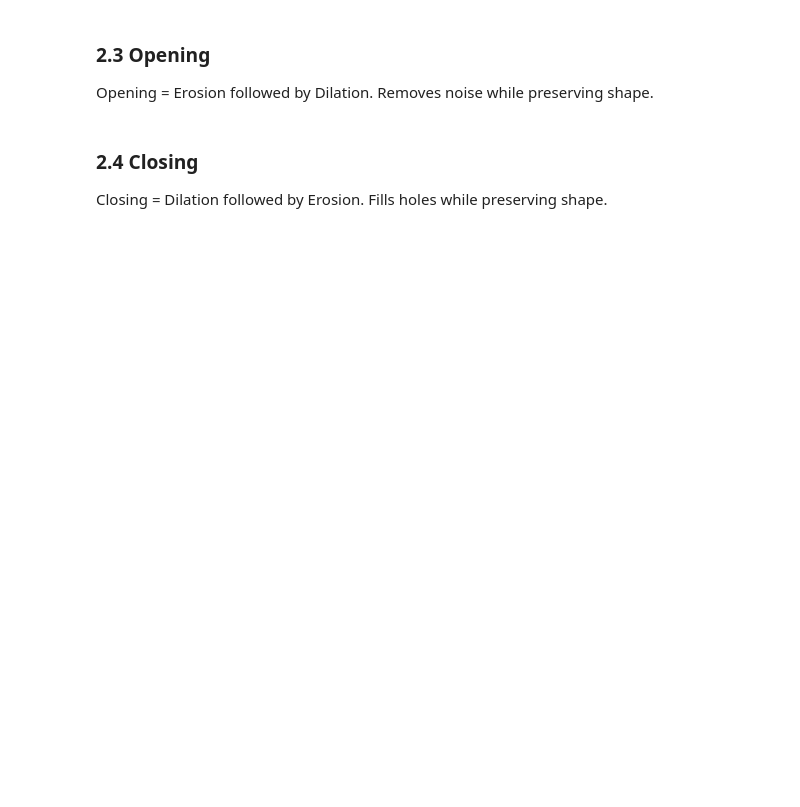
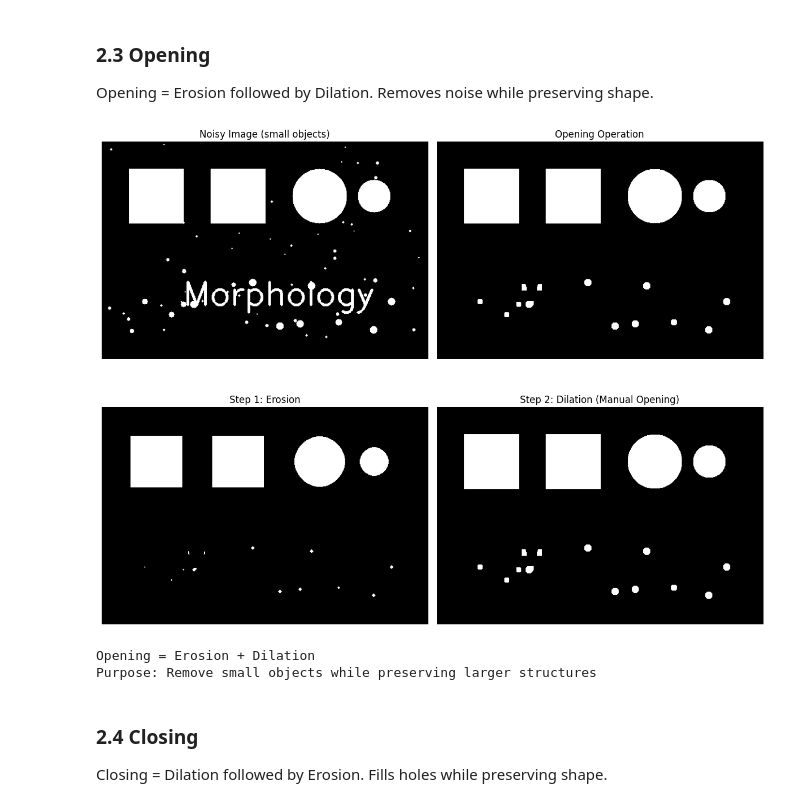
Before and after one commit to vuhung16au/ACU, a Jupyter notebook: DataScience/OpenCV/notebooks/04_morphological_ops.ipynb, the cells around one changed output. Saved outputs shown, nothing was run; the diff lists cells and outputs as text; code cells hidden in the pictures; blank space fills up the shorter version.

```diff
--- a/DataScience/OpenCV/notebooks/04_morphological_ops.ipynb
+++ b/DataScience/OpenCV/notebooks/04_morphological_ops.ipynb
@@ -186,36 +196,40 @@ for i in range(50):
     cv2.circle(noisy_for_opening, (x, y), np.random.randint(1, 4), 255, -1)
 
 # Apply opening
-opened = basic_morphology.opening(noisy_for_opening, kernel)
+opened = basic_morphology.open(noisy_for_opening, kernel)
 
 # Manual opening (erosion + dilation) for comparison
-manual_eroded = basic_morphology.erosion(noisy_for_opening, kernel)
-manual_opened = basic_morphology.dilation(manual_eroded, kernel)
+manual_eroded = basic_morphology.erode(noisy_for_opening, kernel)
+manual_opened = basic_morphology.dilate(manual_eroded, kernel)
 
 # Display results
 fig, axes = plt.subplots(2, 2, figsize=(12, 10))
 
 axes[0, 0].imshow(noisy_for_opening, cmap='gray')
 axes[0, 0].set_title('Noisy Image (small objects)')
 axes[0, 0].axis('off')
 
 axes[0, 1].imshow(opened, cmap='gray')
 axes[0, 1].set_title('Opening Operation')
 axes[0, 1].axis('off')
 
 axes[1, 0].imshow(manual_eroded, cmap='gray')
 axes[1, 0].set_title('Step 1: Erosion')
 axes[1, 0].axis('off')
 
 axes[1, 1].imshow(manual_opened, cmap='gray')
 axes[1, 1].set_title('Step 2: Dilation (Manual Opening)')
 axes[1, 1].axis('off')
 
 plt.tight_layout()
 plt.show()
 
 print("Opening = Erosion + Dilation")
 print("Purpose: Remove small objects while preserving larger structures")
+# %% [output]
+[figure, added]
+Opening = Erosion + Dilation
+Purpose: Remove small objects while preserving larger structures
 # %% [markdown]
 ### 2.4 Closing
 Closing = Dilation followed by Erosion. Fills holes while preserving shape.
```
Also changed, not shown: parts of 16 cells of this notebook, 1 other file.
